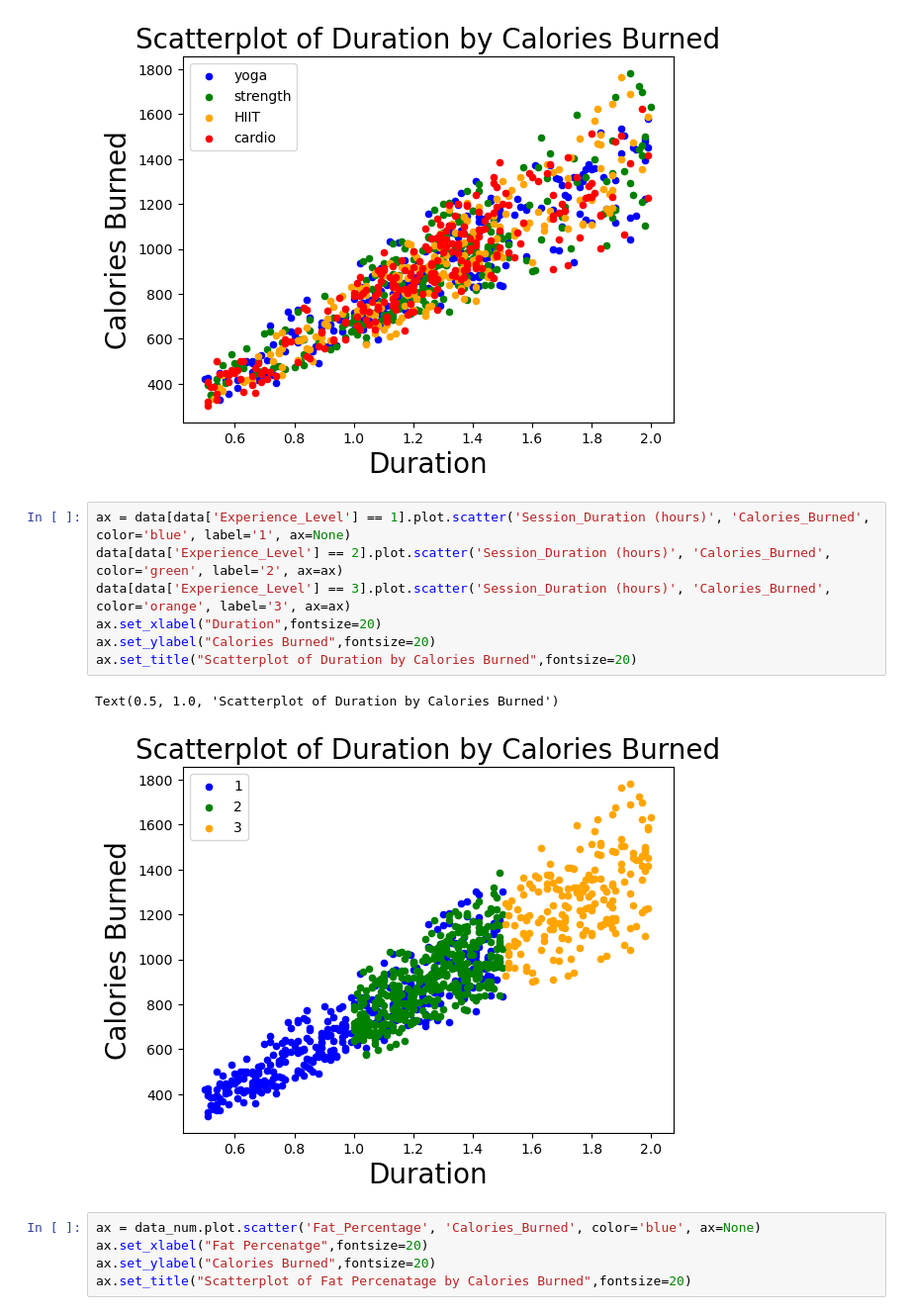
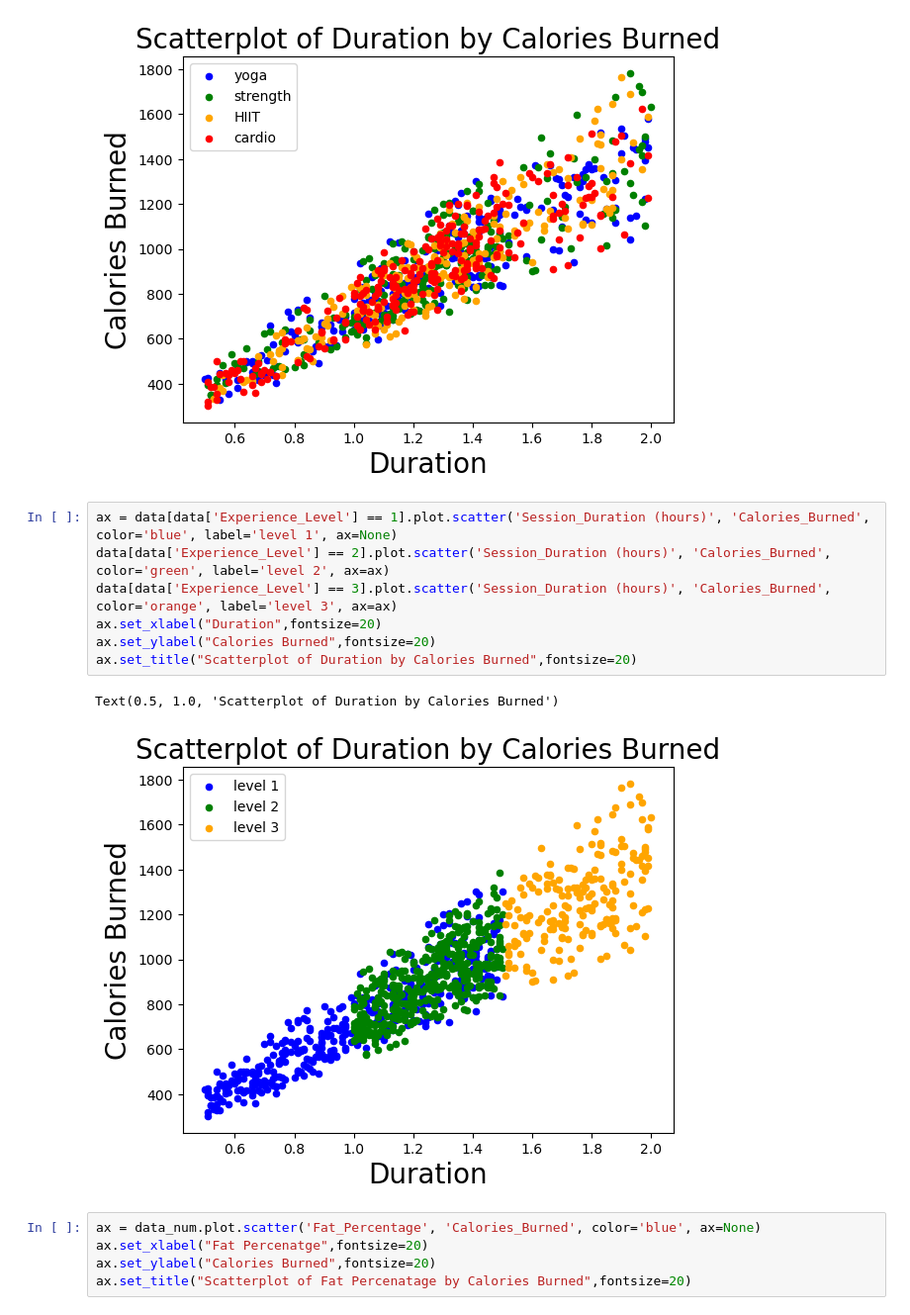
Before and after one commit to MariWill/gym_members_exercise_data_eda, a Jupyter notebook: Assignment 1.ipynb, the cells around one changed output. Shown at 99% size. Saved outputs shown, nothing was run; the diff lists cells and outputs as text.

```diff
--- a/Assignment 1.ipynb
+++ b/Assignment 1.ipynb
@@ -339,15 +346,15 @@ ax.set_title("Scatterplot of Duration by Calories Burned",fontsize=20)
 Text(0.5, 1.0, 'Scatterplot of Duration by Calories Burned')
 [figure]
 # %%
-ax = data[data['Experience_Level'] == 1].plot.scatter('Session_Duration (hours)', 'Calories_Burned', color='blue', label='1', ax=None)
-data[data['Experience_Level'] == 2].plot.scatter('Session_Duration (hours)', 'Calories_Burned', color='green', label='2', ax=ax)
-data[data['Experience_Level'] == 3].plot.scatter('Session_Duration (hours)', 'Calories_Burned', color='orange', label='3', ax=ax)
+ax = data[data['Experience_Level'] == 1].plot.scatter('Session_Duration (hours)', 'Calories_Burned', color='blue', label='level 1', ax=None)
+data[data['Experience_Level'] == 2].plot.scatter('Session_Duration (hours)', 'Calories_Burned', color='green', label='level 2', ax=ax)
+data[data['Experience_Level'] == 3].plot.scatter('Session_Duration (hours)', 'Calories_Burned', color='orange', label='level 3', ax=ax)
 ax.set_xlabel("Duration",fontsize=20)
 ax.set_ylabel("Calories Burned",fontsize=20)
 ax.set_title("Scatterplot of Duration by Calories Burned",fontsize=20)
 # %% [output]
 Text(0.5, 1.0, 'Scatterplot of Duration by Calories Burned')
-[figure, old version]
+[figure, new version]
 # %%
 ax = data_num.plot.scatter('Fat_Percentage', 'Calories_Burned', color='blue', ax=None)
 ax.set_xlabel("Fat Percenatge",fontsize=20)
```
Also changed, not shown: parts of 32 cells of this notebook.
